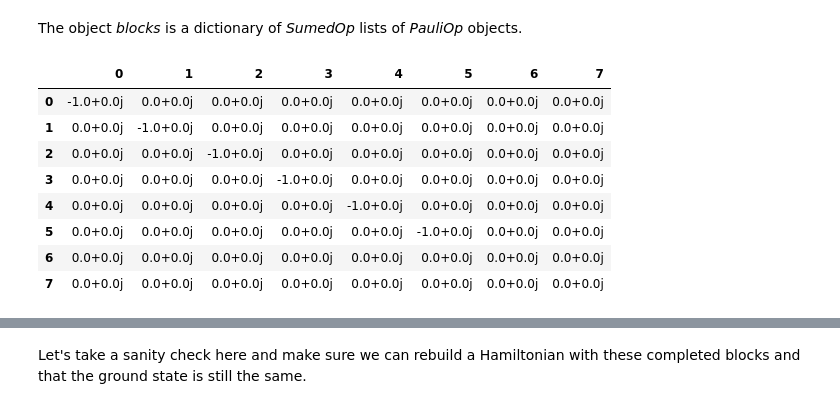
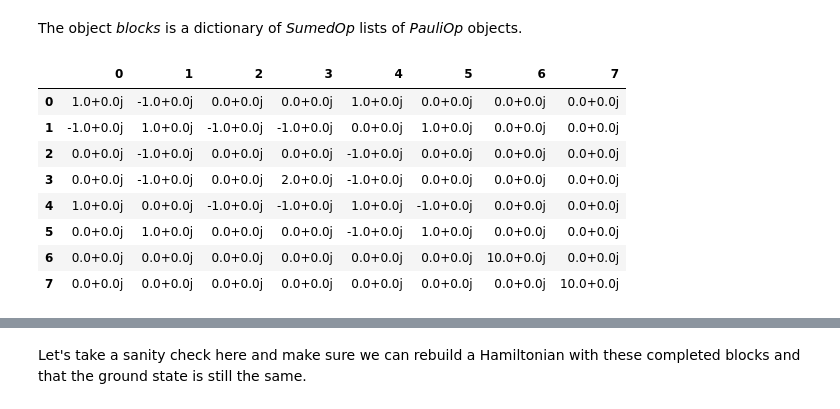
Before and after one commit to immoth/Hubbard_summetries, a Jupyter notebook: VQE.ipynb, the cells around one changed output, grey strips where cells are left out. Cells and saved outputs as stored; diff of their text form; code cells hidden in the pictures.

```diff
--- a/VQE.ipynb
+++ b/VQE.ipynb
@@ -100,17 +100,17 @@ The object *blocks* is a dictionary of *SumedOp* lists of *PauliOp* objects.
 # %%
 import pandas as pd
 
-pd.DataFrame(blocks['3,4'].to_matrix())
+pd.DataFrame(blocks['3,3'].to_matrix())
 # %% [output]
 |  | 0 | 1 | 2 | 3 | 4 | 5 | 6 | 7 |
-| 0 | -1.0+0.0j | 0.0+0.0j | 0.0+0.0j | 0.0+0.0j | 0.0+0.0j | 0.0+0.0j | 0.0+0.0j | 0.0+0.0j |
-| 1 | 0.0+0.0j | -1.0+0.0j | 0.0+0.0j | 0.0+0.0j | 0.0+0.0j | 0.0+0.0j | 0.0+0.0j | 0.0+0.0j |
-| 2 | 0.0+0.0j | 0.0+0.0j | -1.0+0.0j | 0.0+0.0j | 0.0+0.0j | 0.0+0.0j | 0.0+0.0j | 0.0+0.0j |
-| 3 | 0.0+0.0j | 0.0+0.0j | 0.0+0.0j | -1.0+0.0j | 0.0+0.0j | 0.0+0.0j | 0.0+0.0j | 0.0+0.0j |
-| 4 | 0.0+0.0j | 0.0+0.0j | 0.0+0.0j | 0.0+0.0j | -1.0+0.0j | 0.0+0.0j | 0.0+0.0j | 0.0+0.0j |
-| 5 | 0.0+0.0j | 0.0+0.0j | 0.0+0.0j | 0.0+0.0j | 0.0+0.0j | -1.0+0.0j | 0.0+0.0j | 0.0+0.0j |
-| 6 | 0.0+0.0j | 0.0+0.0j | 0.0+0.0j | 0.0+0.0j | 0.0+0.0j | 0.0+0.0j | 0.0+0.0j | 0.0+0.0j |
-| 7 | 0.0+0.0j | 0.0+0.0j | 0.0+0.0j | 0.0+0.0j | 0.0+0.0j | 0.0+0.0j | 0.0+0.0j | 0.0+0.0j |
+| 0 | 1.0+0.0j | -1.0+0.0j | 0.0+0.0j | 0.0+0.0j | 1.0+0.0j | 0.0+0.0j | 0.0+0.0j | 0.0+0.0j |
+| 1 | -1.0+0.0j | 1.0+0.0j | -1.0+0.0j | -1.0+0.0j | 0.0+0.0j | 1.0+0.0j | 0.0+0.0j | 0.0+0.0j |
+| 2 | 0.0+0.0j | -1.0+0.0j | 0.0+0.0j | 0.0+0.0j | -1.0+0.0j | 0.0+0.0j | 0.0+0.0j | 0.0+0.0j |
+| 3 | 0.0+0.0j | -1.0+0.0j | 0.0+0.0j | 2.0+0.0j | -1.0+0.0j | 0.0+0.0j | 0.0+0.0j | 0.0+0.0j |
+| 4 | 1.0+0.0j | 0.0+0.0j | -1.0+0.0j | -1.0+0.0j | 1.0+0.0j | -1.0+0.0j | 0.0+0.0j | 0.0+0.0j |
+| 5 | 0.0+0.0j | 1.0+0.0j | 0.0+0.0j | 0.0+0.0j | -1.0+0.0j | 1.0+0.0j | 0.0+0.0j | 0.0+0.0j |
+| 6 | 0.0+0.0j | 0.0+0.0j | 0.0+0.0j | 0.0+0.0j | 0.0+0.0j | 0.0+0.0j | 10.0+0.0j | 0.0+0.0j |
+| 7 | 0.0+0.0j | 0.0+0.0j | 0.0+0.0j | 0.0+0.0j | 0.0+0.0j | 0.0+0.0j | 0.0+0.0j | 10.0+0.0j |
 # %%
 print(blocks['0,0'])
 # %% [output]
```
Also changed, not shown: parts of 36 cells of this notebook, 1 other file.
